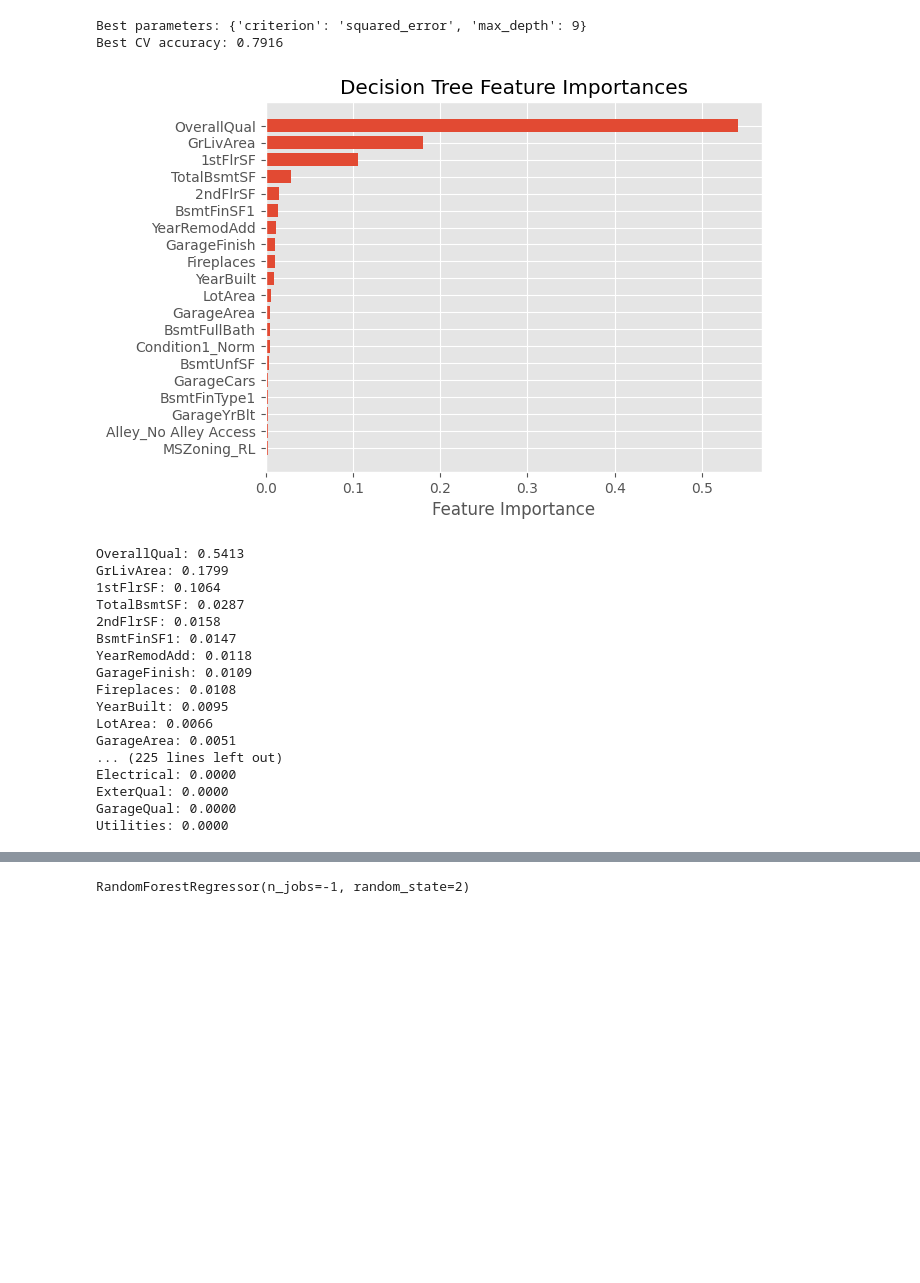
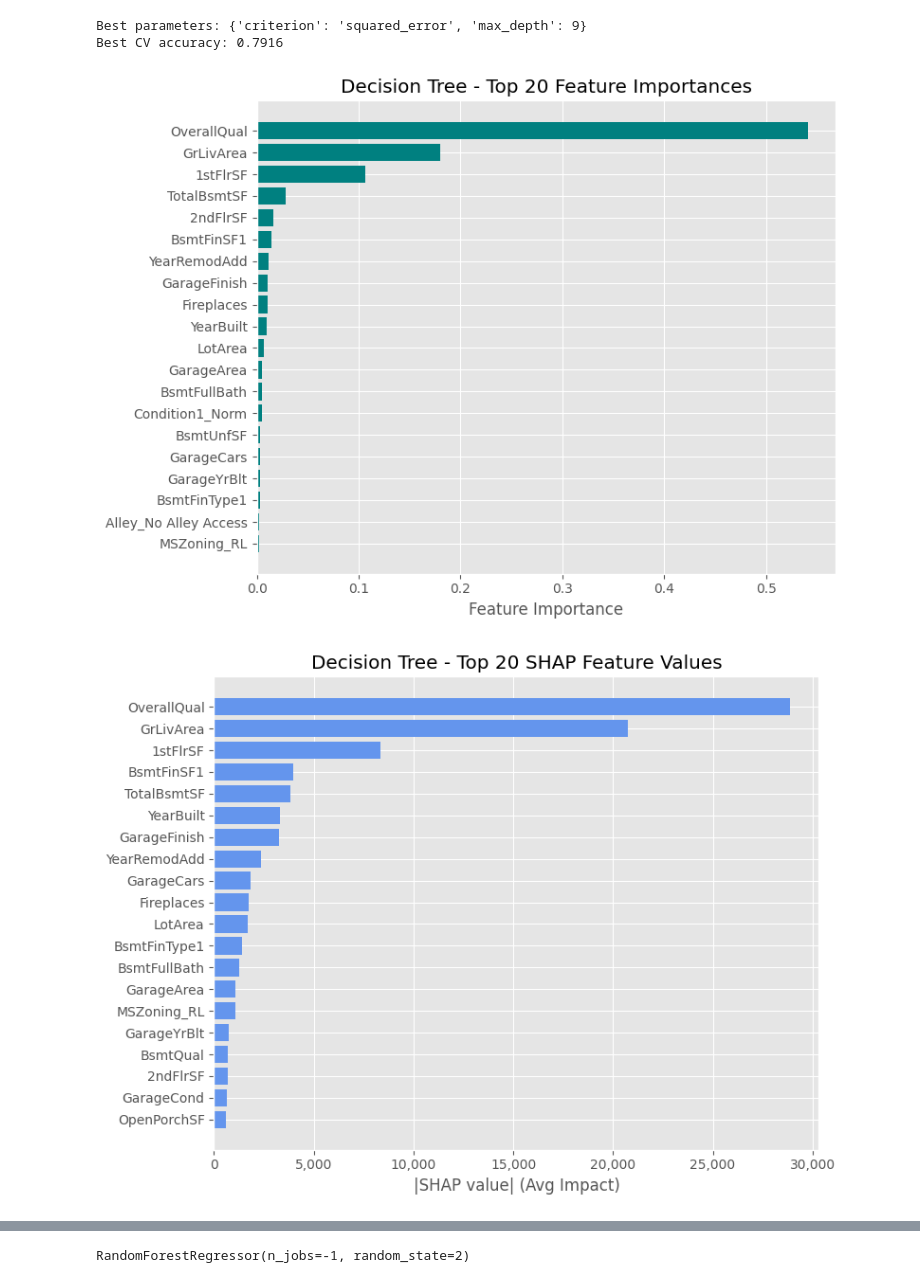
Before and after one commit to edwardweldon100/Machine-Learning-Project, a Jupyter notebook: ML Project- Trees- OneHot Nominal only.ipynb, the cells around one changed output, grey strips where cells are left out. Drawn from its saved outputs; the diff is of its cells as text; code cells hidden in the pictures; blank space fills up the shorter version.

```diff
--- a/ML Project- Trees- OneHot Nominal only.ipynb
+++ b/ML Project- Trees- OneHot Nominal only.ipynb
@@ -112,6 +298,5 @@ print('Decision Tree Base Model Score:', float(cross_val_score(tree_model, X, Y)
 # %%
 #Decision Tree Regressor: GridSearchCV
-'''
 tree_model = DecisionTreeRegressor(random_state=2)
 
 #Grid Search
@@ -130,45 +315,12 @@ grid_search_tree.fit(X, Y)
 
 print('Best parameters:', grid_search_tree.best_params_)
 print('Best CV accuracy: %.4f' % grid_search_tree.best_score_)
-best_tree = grid_search_tree.best_estimator_
-importances = best_tree.feature_importances_
-
-#Feature Name-Importance Pairs
-feature_names = X.columns
-feature_importance = list(zip(feature_names, importances))
-feature_importance_sorted = sorted(feature_importance, key=lambda x: x[1], reverse=True)
-
-#Plot Top 20 Feature Importances
-top_features = feature_importance_sorted[:20]
-names, values = zip(*top_features)
-plt.barh(names, values)
-plt.gca().invert_yaxis()
-plt.xlabel('Feature Importance')
-plt.title('Decision Tree Feature Importances')
-plt.show()
-
-#Print All Importances
-for name, importance in feature_importance_sorted:
-    print(f"{name}: {importance:.4f}")
-'''
 # %% [output]
 Best parameters: {'criterion': 'squared_error', 'max_depth': 9}
 Best CV accuracy: 0.7916
-[figure, removed]
-OverallQual: 0.5413
-GrLivArea: 0.1799
-1stFlrSF: 0.1064
-TotalBsmtSF: 0.0287
-2ndFlrSF: 0.0158
-BsmtFinSF1: 0.0147
-YearRemodAdd: 0.0118
-GarageFinish: 0.0109
-Fireplaces: 0.0108
-YearBuilt: 0.0095
-LotArea: 0.0066
-GarageArea: 0.0051
-... (225 lines left out)
-Electrical: 0.0000
-ExterQual: 0.0000
-GarageQual: 0.0000
-Utilities: 0.0000
+# %%
+#Decision Tree Regressor Feature Importances & SHAP values
+Plot_Feature_SHAP_Importances(grid_search_tree, 'Decision Tree')
+# %% [output]
+[figure, added]
+[figure, added]
```
Also changed, not shown: parts of 26 cells of this notebook.
